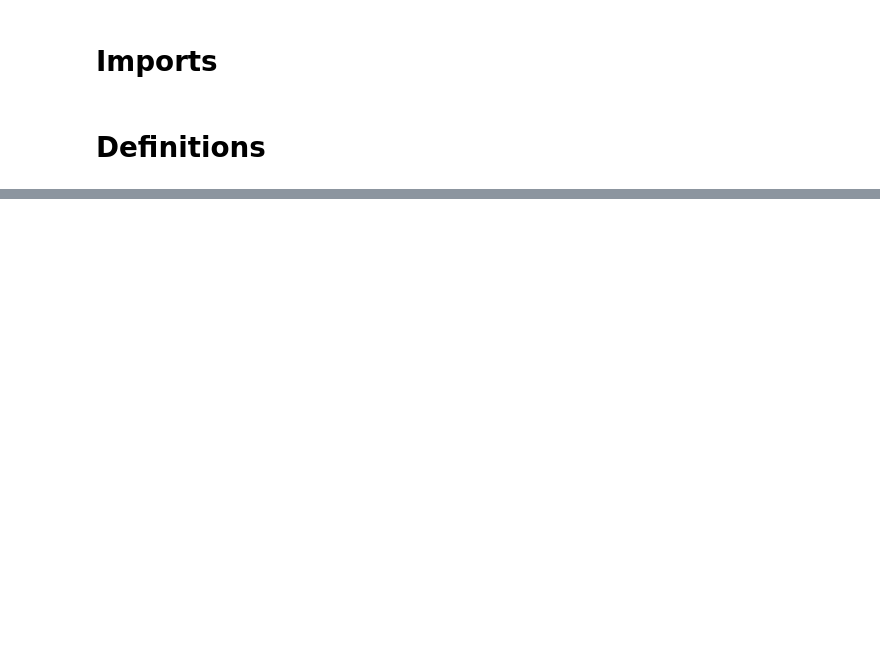
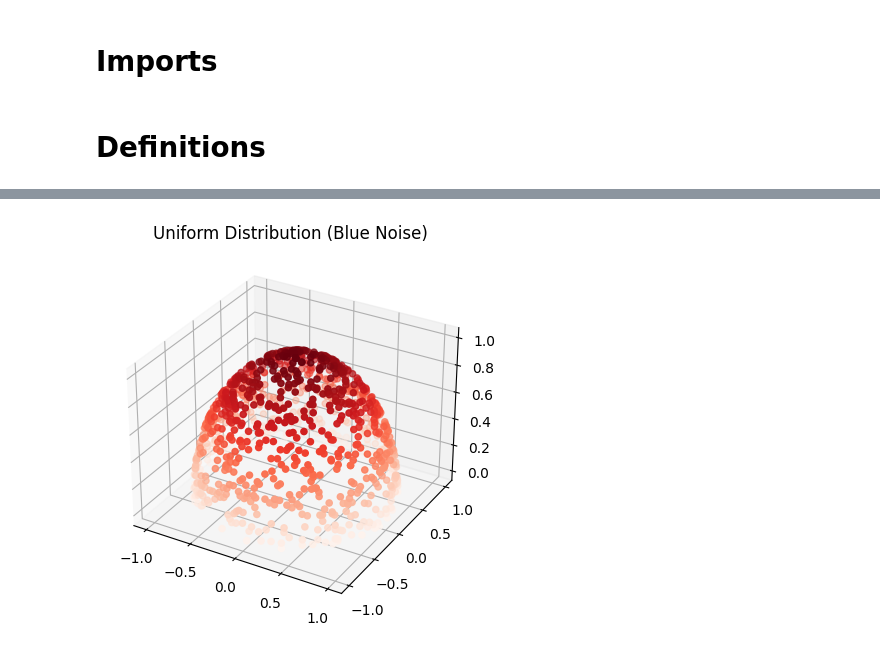
Before and after one commit to Nelarius/notebooks, a Jupyter notebook: sampling_distributions/cosine_distribution.ipynb, the cells around one changed output, grey strips where cells are left out. Cells and saved outputs as stored; diff of their text form; code cells hidden in the pictures; blank space fills up the shorter version.

```diff
--- a/sampling_distributions/cosine_distribution.ipynb
+++ b/sampling_distributions/cosine_distribution.ipynb
@@ -54,0 +77,11 @@ ply.show()
+# %%
+points = [point_in_uniform_distribution(u1[i], u2[i]) for i in range(w * h)]
+x, y, z = zip(*points)
+
+fig = ply.figure()
+ax = ply.axes(projection='3d')
+ax.scatter3D(x, y, z, c=z, cmap='Reds');
+ax.set_title("Uniform Distribution (Blue Noise)")
+ply.show()
+# %% [output]
+[figure, added]
```
Also changed, not shown: parts of 9 cells of this notebook, 1 other file.
